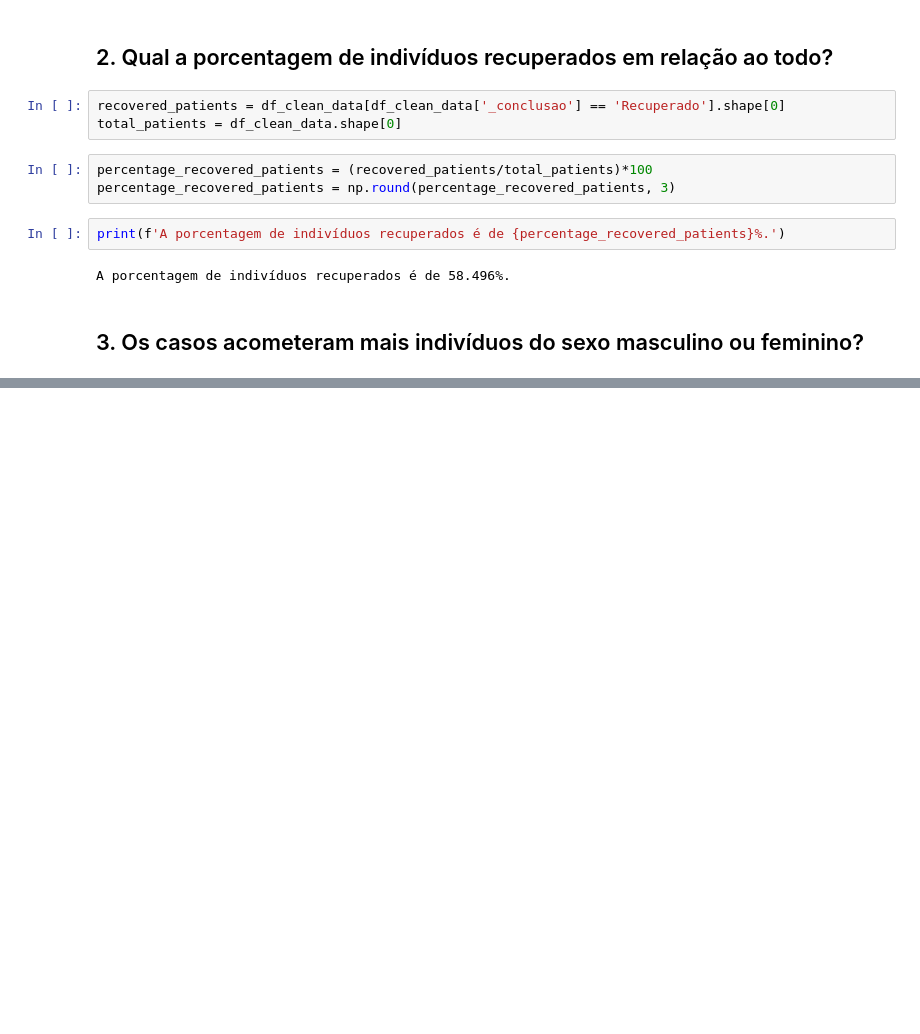
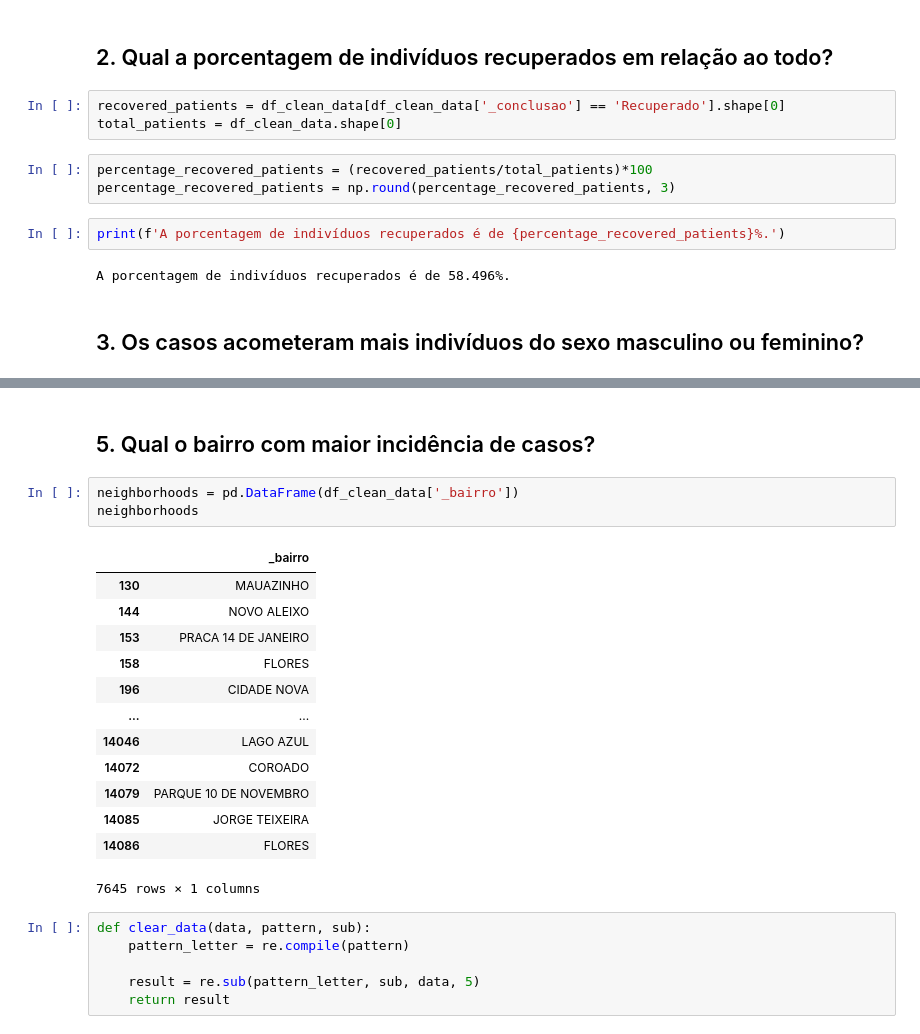
Before and after one commit to thiagos98/data-analysis-manaus, a Jupyter notebook: main.ipynb, the cells around one changed output, grey strips where cells are left out. Cells and saved outputs as stored; diff of their text form; blank space fills up the shorter version.

```diff
--- a/main.ipynb
+++ b/main.ipynb
@@ -140,0 +185,25 @@ KeyError: False
+# %% [markdown]
+## 5. Qual o bairro com maior incidência de casos?
+# %%
+neighborhoods = pd.DataFrame(df_clean_data['_bairro'])
+neighborhoods
+# %% [output]
+|  | _bairro |
+| 130 | MAUAZINHO |
+| 144 | NOVO ALEIXO |
+| 153 | PRACA 14 DE JANEIRO |
+| 158 | FLORES |
+| 196 | CIDADE NOVA |
+| ... | ... |
+| 14046 | LAGO AZUL |
+| 14072 | COROADO |
+| 14079 | PARQUE 10 DE NOVEMBRO |
+| 14085 | JORGE TEIXEIRA |
+| 14086 | FLORES |
+7645 rows × 1 columns
+# %%
+def clear_data(data, pattern, sub):
+    pattern_letter = re.compile(pattern)
+
+    result = re.sub(pattern_letter, sub, data, 5)
+    return result
```
Also changed, not shown: parts of 14 cells of this notebook.
